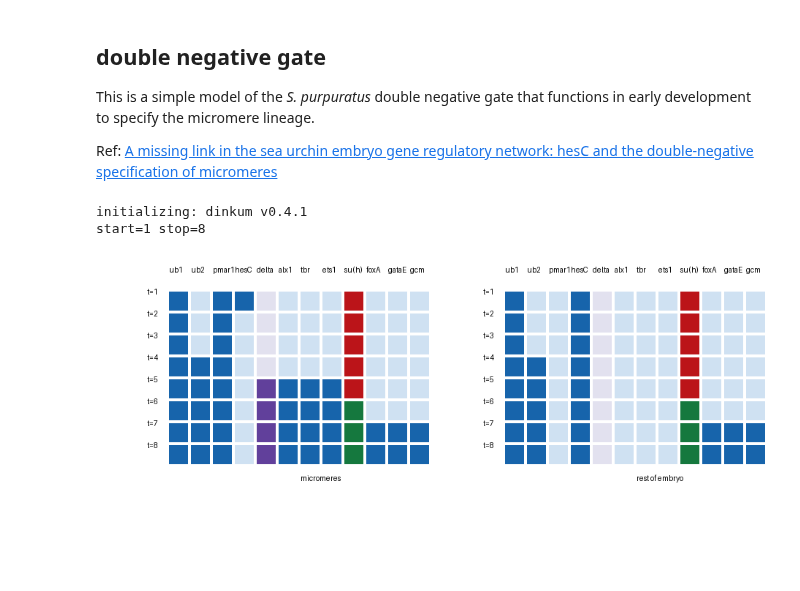
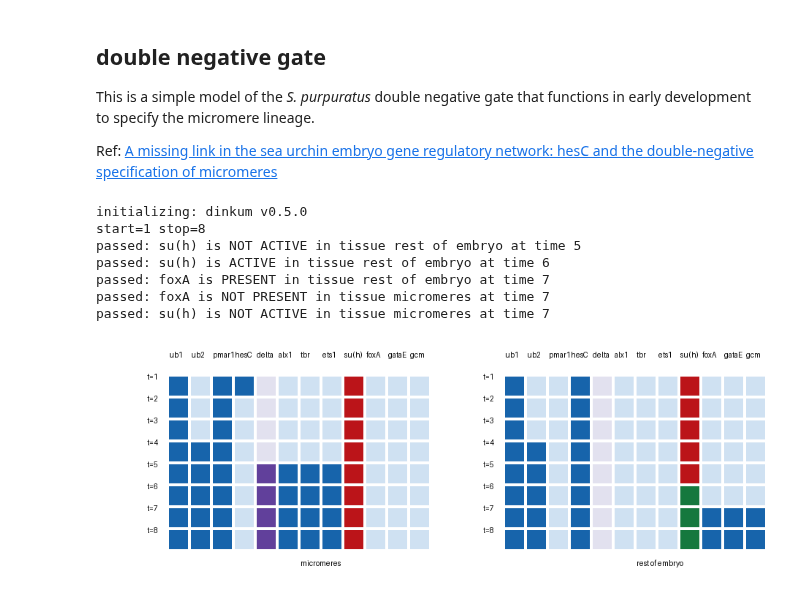
Before and after one commit to dinkum-bio/dinkum, a Jupyter notebook: notebooks/4-double-negative-gate.ipynb, the cells around one changed output. Drawn from its saved outputs; the diff is of its cells as text; code cells hidden in the pictures; blank space fills up the shorter version.

Commit message:
MRG: add observations checks to notebook actions; update double-negative gate example. (#54)
* cleanup & add tc.check to run fn

* add observations

* upd README with examples

* upd version to 0.5.1

```diff
--- a/notebooks/4-double-negative-gate.ipynb
+++ b/notebooks/4-double-negative-gate.ipynb
@@ -22,7 +23,7 @@ dinkum.reset()
 pmar1 = Gene(name='pmar1')
 hesC = Gene(name='hesC')
 alx1 = Gene(name='alx1')
-delta = Ligand(name='delta')
+delta = Ligand(name='delta', is_juxtacrine=True)
 notch = Receptor(name='su(h)', ligand=delta)
 tbr = Gene(name='tbr')
 ets1 = Gene(name='ets1')
@@ -57,32 +58,45 @@ hesC.is_present(where=embryo, start=1, duration=1)
 
 # notch: present everywhere (?)
 notch.is_present(where=micromere, start=1)
 notch.is_present(where=embryo, start=1)
 
 ## set up all downstream genes
 
 # hesC: early, if not for pmar1
 hesC.and_not(activator=early_ubiq, repressor=pmar1)
 
 # alx &c: late, if not for hesC
 alx1.and_not(activator=late_ubiq, repressor=hesC)
 delta.and_not(activator=late_ubiq, repressor=hesC)
 tbr.and_not(activator=late_ubiq, repressor=hesC)
 ets1.and_not(activator=late_ubiq, repressor=hesC)
 
 # gataE, gcm, foxA: all activated by notch
 gataE.activated_by_and(sources=[late_ubiq, notch])
 gcm.activated_by_and(sources=[late_ubiq, notch])
 foxA.activated_by_and(sources=[late_ubiq, notch])
 
+### set up controls
+
+observations.check_is_present(gene='foxA', tissue='rest of embryo', time=7)
+observations.check_is_not_present(gene='foxA', tissue='micromeres', time=7)
+observations.check_is_not_active(gene='su(h)', tissue='micromeres', time=7)
+observations.check_is_not_active(gene='su(h)', tissue='rest of embryo', time=5)
+observations.check_is_active(gene='su(h)', tissue='rest of embryo', time=6)
+
 states, tissues, is_active_fn = tc_record_activity(stop=8)
 
 mp = MultiTissuePanel(states=states, tissue_names=['micromeres', 'rest of embryo'],
                       genes_by_name=[early_ubiq.name, late_ubiq.name, pmar1.name, hesC.name,
                                      delta.name, alx1.name, tbr.name, ets1.name,
                                      notch.name, foxA.name, gataE.name, gcm.name])
 mp.draw(is_active_fn)
 # %% [output]
-initializing: dinkum v0.4.1
+initializing: dinkum v0.5.0
 start=1 stop=8
+passed: su(h) is NOT ACTIVE in tissue rest of embryo at time 5
+passed: su(h) is ACTIVE in tissue rest of embryo at time 6
+passed: foxA is PRESENT in tissue rest of embryo at time 7
+passed: foxA is NOT PRESENT in tissue micromeres at time 7
+passed: su(h) is NOT ACTIVE in tissue micromeres at time 7
-[figure, old version]
+[figure, new version]
```
Also changed, not shown: parts of 1 cell of this notebook, 5 other files.
